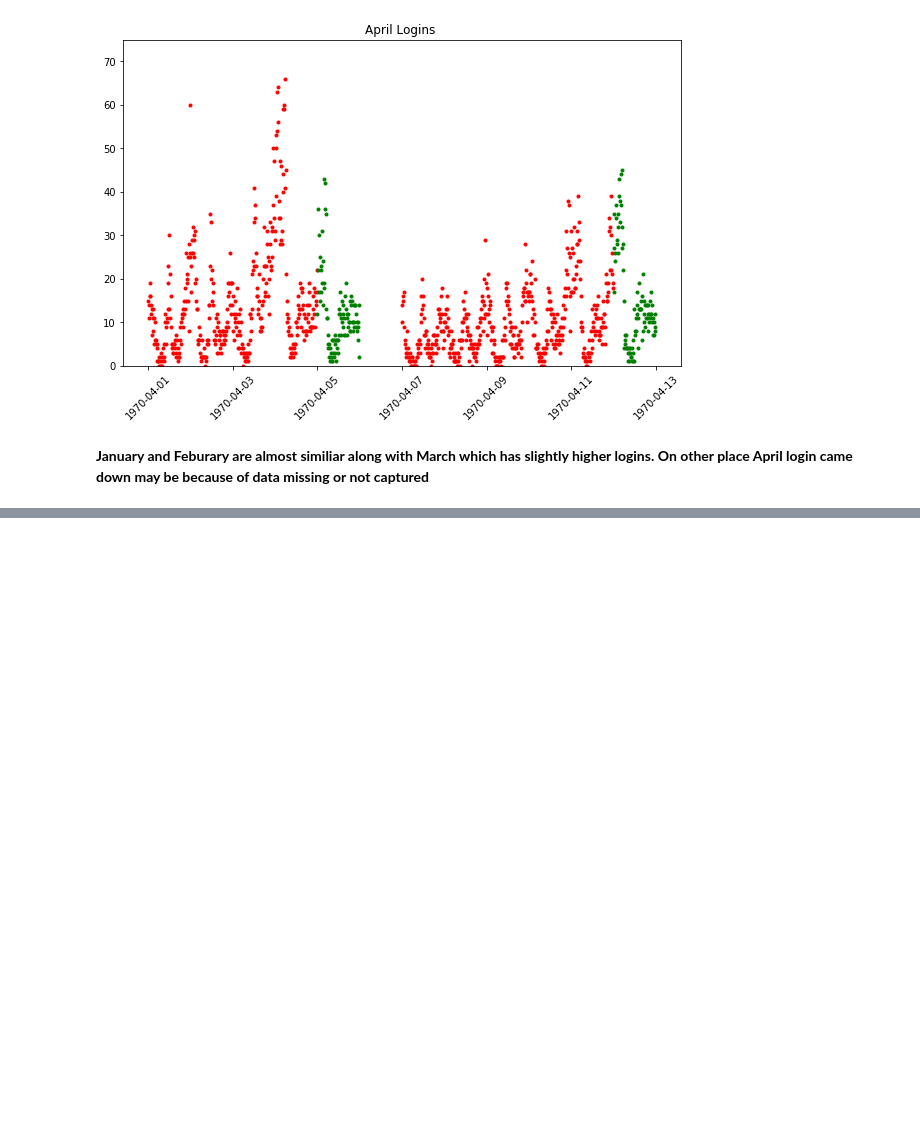
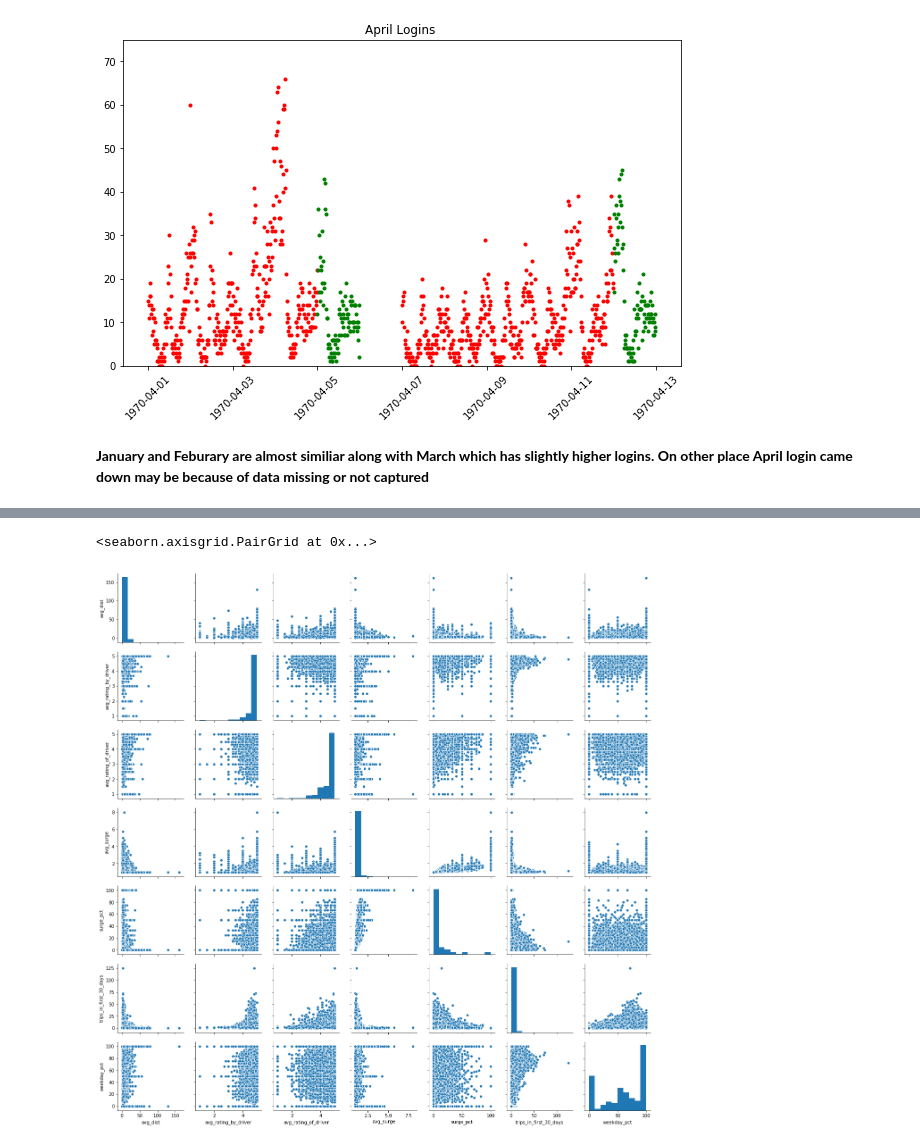
Before and after one commit to warriorgithub/datascience, a Jupyter notebook: projects/ultimate_challenge/Ultimate_Challange.ipynb, the cells around one changed output, grey strips where cells are left out. Saved outputs shown, nothing was run; the diff lists cells and outputs as text; code cells hidden in the pictures; blank space fills up the shorter version.

```diff
--- a/projects/ultimate_challenge/Ultimate_Challange.ipynb
+++ b/projects/ultimate_challenge/Ultimate_Challange.ipynb
@@ -141,0 +295,2 @@ trends(apr_df, 'April Logins ')
+# %%
+pair_df = challange_bin_df.drop(['city','signup_date','last_trip_date','ultimate_black_user','phone'],axis=1)
@@ -141,0 +308,5 @@ trends(apr_df, 'April Logins ')
+# %%
+sns.pairplot(pair_df)
+# %% [output]
+<seaborn.axisgrid.PairGrid at 0x...>
+[figure, added]
```
Also changed, not shown: parts of 83 cells of this notebook.
